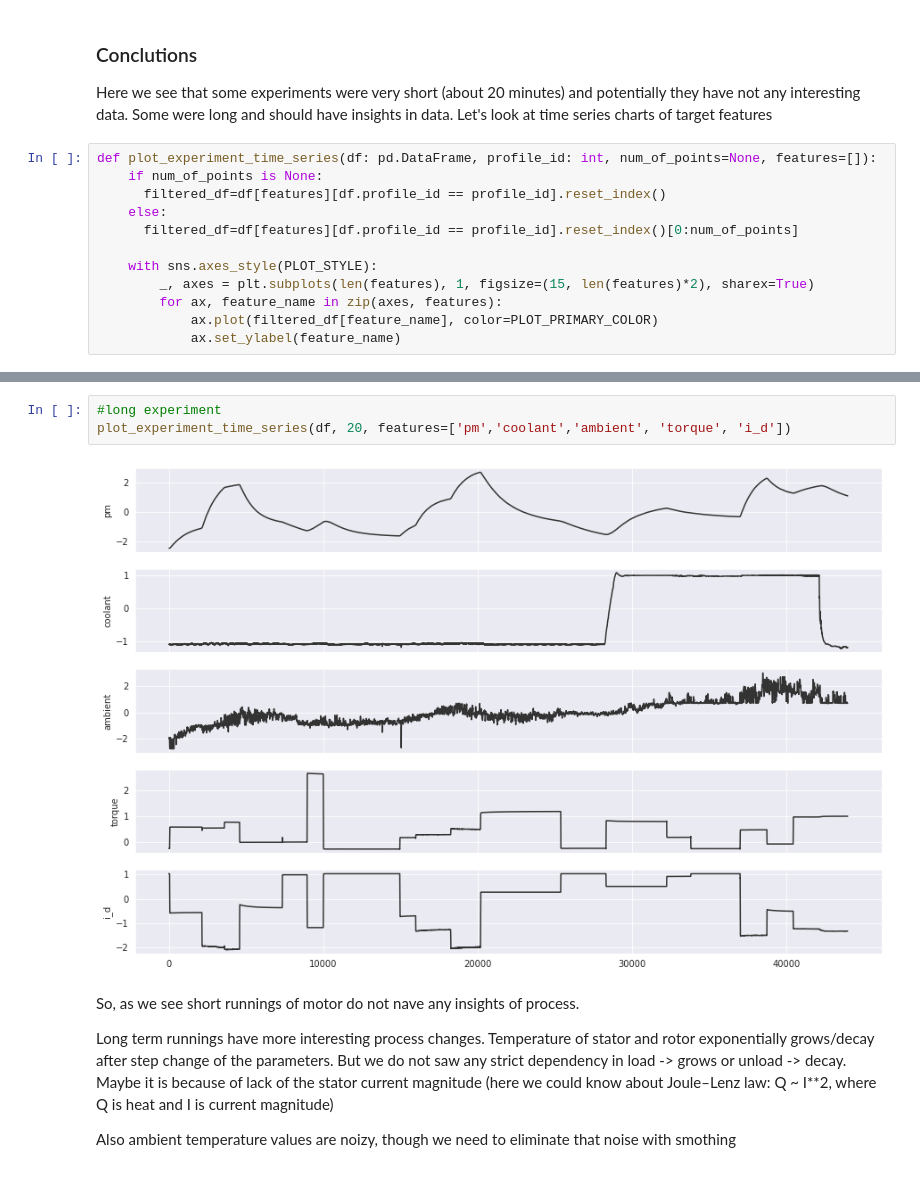
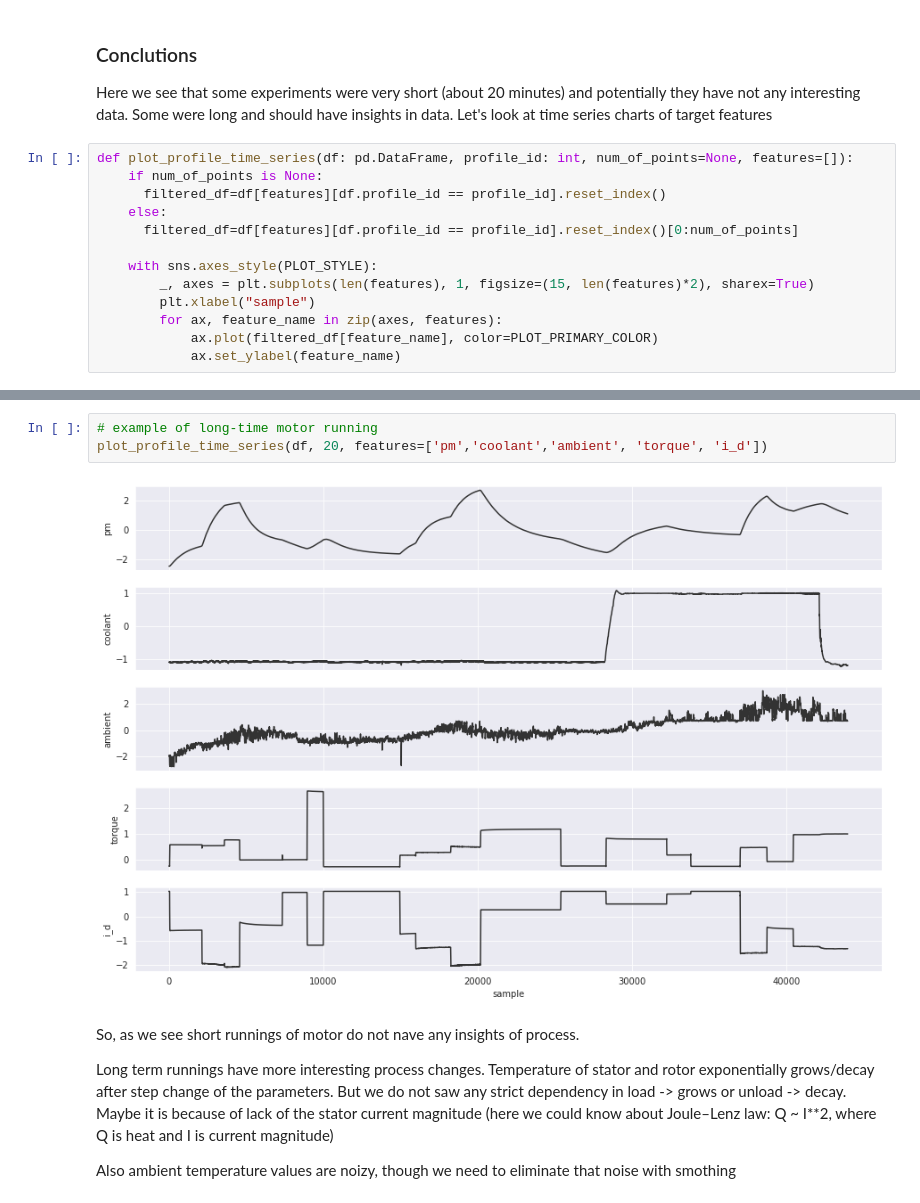
Before and after one commit to dimandms/motor_temperatures, a Jupyter notebook: Motors_Temperature.ipynb, the cells around one changed output, grey strips where cells are left out. Cells and saved outputs as stored; diff of their text form.

```diff
--- a/Motors_Temperature.ipynb
+++ b/Motors_Temperature.ipynb
@@ -130,7 +129,7 @@ plot_profile_durations(df)
 ### Conclutions
 Here we see that some experiments were very short (about 20 minutes) and potentially they have not any interesting data. Some were long and should have insights in data. Let's look at time series charts of target features
 # %%
-def plot_experiment_time_series(df: pd.DataFrame, profile_id: int, num_of_points=None, features=[]):
+def plot_profile_time_series(df: pd.DataFrame, profile_id: int, num_of_points=None, features=[]):
     if num_of_points is None:
       filtered_df=df[features][df.profile_id == profile_id].reset_index()
     else:
@@ -138,6 +137,7 @@ def plot_experiment_time_series(df: pd.DataFrame, profile_id: int, num_of_points
 
     with sns.axes_style(PLOT_STYLE):
         _, axes = plt.subplots(len(features), 1, figsize=(15, len(features)*2), sharex=True)
+        plt.xlabel("sample")
         for ax, feature_name in zip(axes, features):
             ax.plot(filtered_df[feature_name], color=PLOT_PRIMARY_COLOR)
             ax.set_ylabel(feature_name)
@@ -161,8 +162,8 @@ plot_experiment_time_series(df, 46, features = ['pm','coolant','ambient', 'torqu
 # %%
-#long experiment
-plot_experiment_time_series(df, 20, features=['pm','coolant','ambient', 'torque', 'i_d'])
+# example of long-time motor running
+plot_profile_time_series(df, 20, features=['pm','coolant','ambient', 'torque', 'i_d'])
 # %% [output]
-[figure, old version]
+[figure, new version]
 # %% [markdown]
 So, as we see short runnings of motor do not nave any insights of process.
 
```
Also changed, not shown: parts of 37 cells of this notebook.
